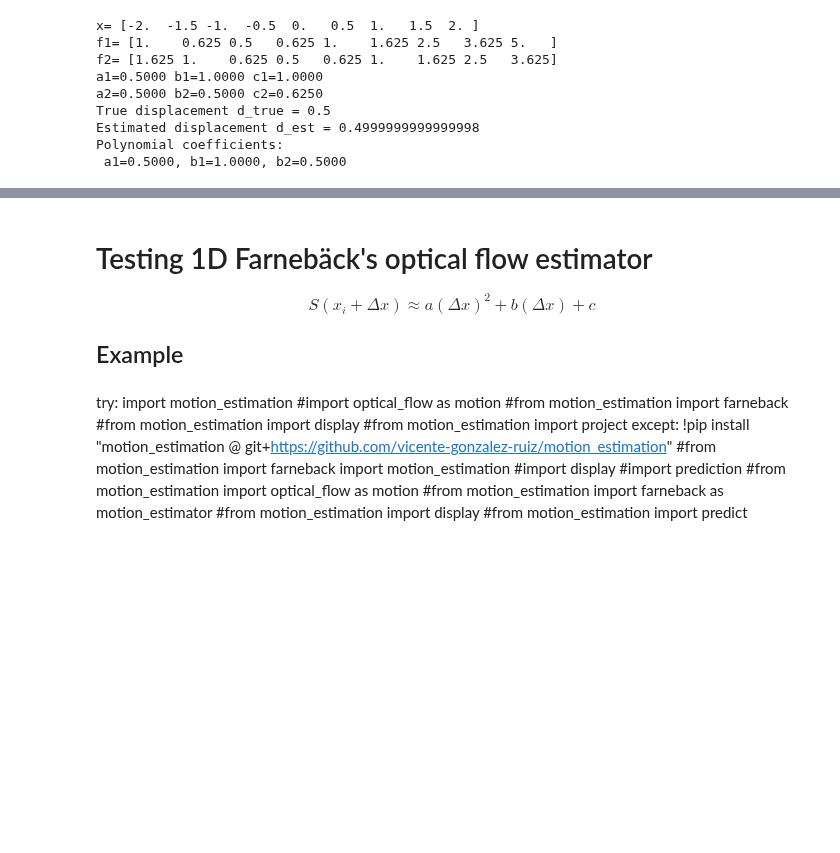
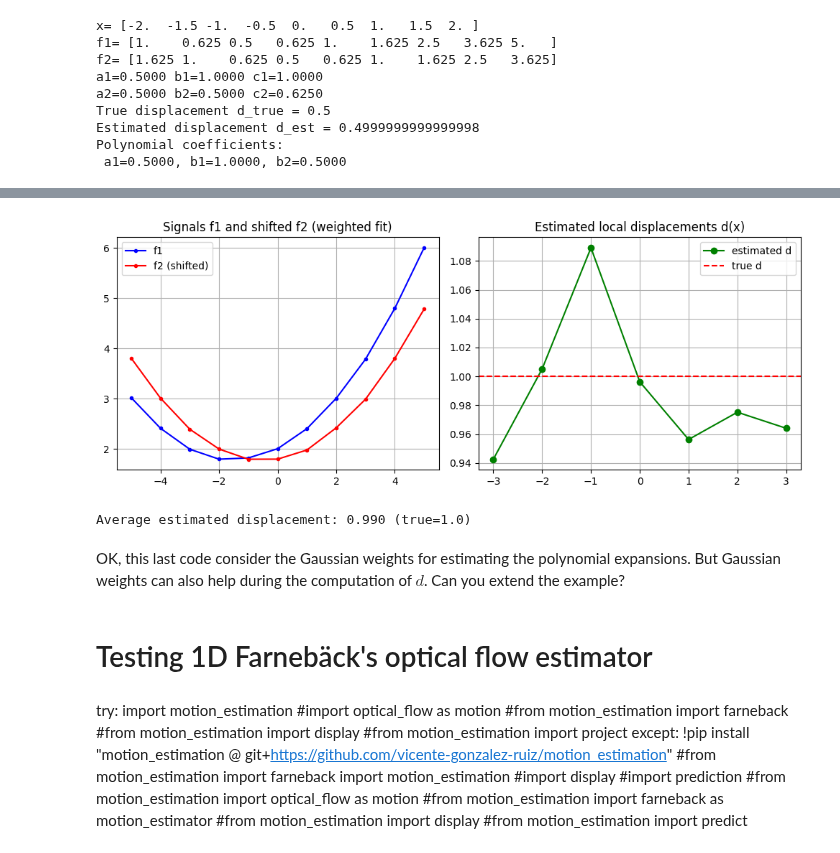
Before and after one commit to vicente-gonzalez-ruiz/motion_estimation, a Jupyter notebook: src/farneback_1D.ipynb, the cells around one changed output, grey strips where cells are left out. Saved outputs shown, nothing was run; the diff lists cells and outputs as text; code cells hidden in the pictures; blank space fills up the shorter version.

```diff
--- a/src/farneback_1D.ipynb
+++ b/src/farneback_1D.ipynb
@@ -273,9 +364,72 @@ Ok, now, can you show how to deal with the aperture problems using least squares
+# %%
+# Farneback 1D example considering the Gaussian weights in the expansion
+
+import numpy as np
+import matplotlib.pyplot as plt
+
+# ---- Step 1: Create a synthetic 1D signal ----
+x = np.arange(-5, 6)
+true_d = 1.0  # true displacement
+
+# Original signal (smooth curve)
+f1 = 0.1 * x**2 + 0.3 * x + 2 + 0.01*np.random.randn(len(x))
+
+# Shifted version (simulating motion)
+f2 = 0.1 * (x - true_d)**2 + 0.3 * (x - true_d) + 2 + 0.01*np.random.randn(len(x))
+
+# ---- Step 2: Weighted quadratic fitting ----
+def fit_quadratic_weighted(xi, fi, x0, sigma=1.0):
+    """
+    Fit f(x) ≈ a*(x-x0)^2 + b*(x-x0) + c using weighted least squares
+    with Gaussian weights centered at x0.
+    """
+    X = np.vstack([(xi - x0)**2, (xi - x0), np.ones_like(xi)]).T
+    w = np.exp(-0.5 * ((xi - x0) / sigma)**2)
+    W = np.diag(w)
+    # Solve (X^T W X) theta = X^T W f
+    XtWX = X.T @ W @ X
+    XtWf = X.T @ W @ fi
+    coeffs = np.linalg.solve(XtWX, XtWf)
+    return coeffs, w
+
+# ---- Step 3: Estimate local displacement using the weighted fits ----
+window = 2
+sigma = 1.0
+d_estimates = []
+
+for i in range(window, len(x)-window):
+    xi = x[i-window:i+window+1]
+    f1_local = f1[i-window:i+window+1]
+    f2_local = f2[i-window:i+window+1]
+    (a1, b1, c1), w = fit_quadratic_weighted(xi, f1_local, x[i], sigma)
+    (a2, b2, c2), _ = fit_quadratic_weighted(xi, f2_local, x[i], sigma)
+    # Farnebäck’s local displacement estimate:
+    d = (b1 - b2) / (2 * a1)
+    d_estimates.append(d)
+
+# ---- Step 4: Plot results ----
+plt.figure(figsize=(10,4))
+plt.subplot(1,2,1)
+plt.title("Signals f1 and shifted f2 (weighted fit)")
+plt.plot(x, f1, 'b.-', label='f1')
+plt.plot(x, f2, 'r.-', label='f2 (shifted)')
+plt.legend(); plt.grid()
+
+plt.subplot(1,2,2)
+plt.title("Estimated local displacements d(x)")
+plt.plot(x[window:-window], d_estimates, 'go-', label='estimated d')
+plt.axhline(true_d, color='r', ls='--', label='true d')
+plt.legend(); plt.grid(); plt.tight_layout()
+plt.show()
+
+print(f"Average estimated displacement: {np.mean(d_estimates):.3f} (true={true_d})")
+# %% [output]
+[figure, added]
+Average estimated displacement: 0.990 (true=1.0)
+# %% [markdown]
+OK, this last code consider the Gaussian weights for estimating the polynomial expansions. But Gaussian weights can also help during the computation of $d$. Can you extend the example?
 # %% [markdown]
 # Testing 1D Farnebäck's optical flow estimator
-
-$$S(x_i + \Delta x) \approx a (\Delta x)^2 + b (\Delta x) + c $$
-
-## Example
 # %%
 use_OpenCV = False
 #use_OpenCV = True
```
Also changed, not shown: parts of 3 cells of this notebook.
